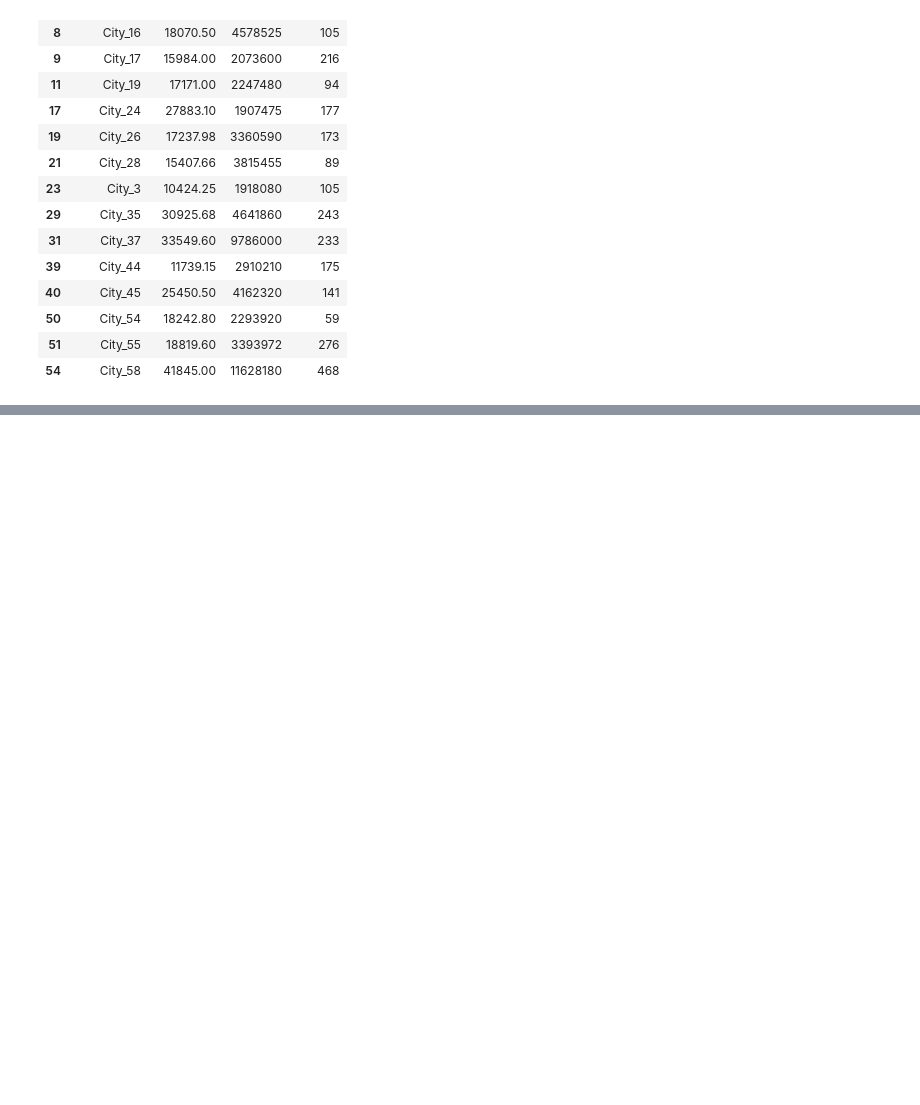
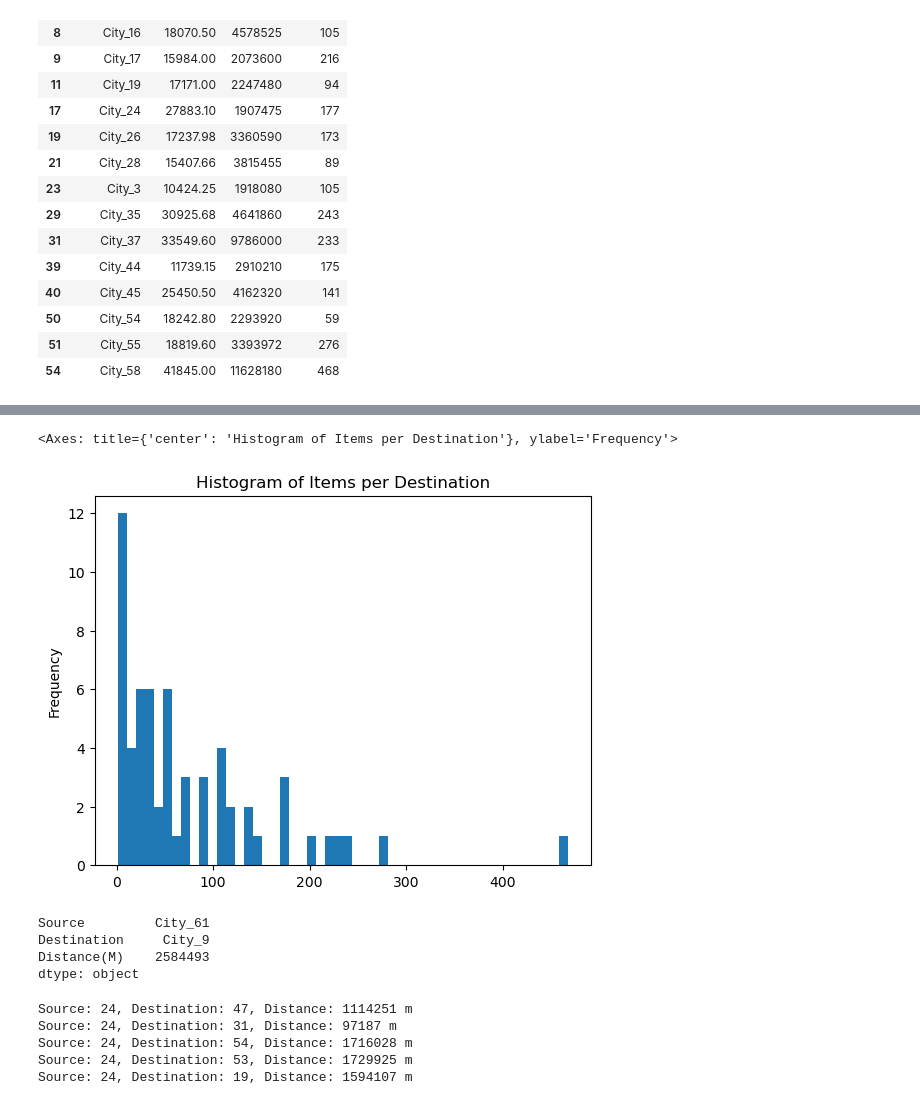
Before and after one commit to Far-naz/cvrp, a Jupyter notebook: src/read_data.ipynb, the cells around one changed output, grey strips where cells are left out. Saved outputs shown, nothing was run; the diff lists cells and outputs as text; code cells hidden in the pictures; blank space fills up the shorter version.

```diff
--- a/src/read_data.ipynb
+++ b/src/read_data.ipynb
@@ -118,0 +157,5 @@ df_grouped[df_grouped['Weight_kg'] > 10000]
+# %%
+df_grouped['Item_ID'].plot(kind='hist', bins=50, title='Histogram of Items per Destination')
+# %% [output]
+<Axes: title={'center': 'Histogram of Items per Destination'}, ylabel='Frequency'>
+[figure, added]
@@ -118,0 +165,25 @@ df_grouped[df_grouped['Weight_kg'] > 10000]
+# %%
+# the longest distance is 61
+df_distance['Source'].max()
+# what is the distance of longest distance
+df_distance[df_distance['Source'] == 'City_61'].max() # 2584.493 km
+# %% [output]
+Source         City_61
+Destination     City_9
+Distance(M)    2584493
+dtype: object
+# %%
+import pandas as pd
+distance_df = pd.read_csv("../data/distance.csv")
+for _, row in distance_df[:5].iterrows():
+    source_id = row["Source"].split('_')[1]
+    destination_id = row["Destination"].split('_')[1]
+    distance_value = row["Distance(M)"]
+
+    print(f"Source: {source_id}, Destination: {destination_id}, Distance: {distance_value} m")
+# %% [output]
+Source: 24, Destination: 47, Distance: 1114251 m
+Source: 24, Destination: 31, Distance: 97187 m
+Source: 24, Destination: 54, Distance: 1716028 m
+Source: 24, Destination: 53, Distance: 1729925 m
+Source: 24, Destination: 19, Distance: 1594107 m
```
Also changed, not shown: parts of 6 cells of this notebook, 35 other files.
